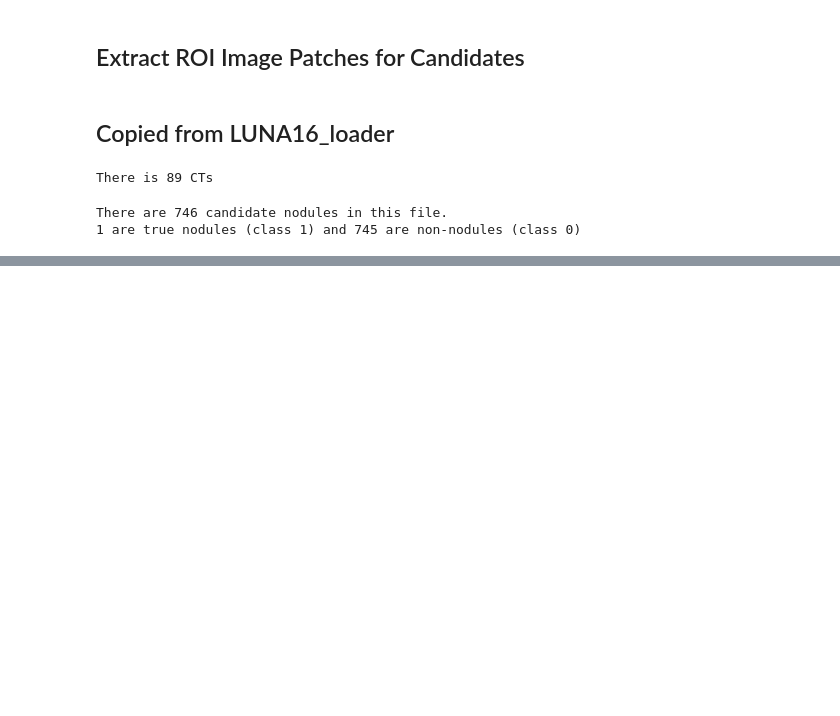
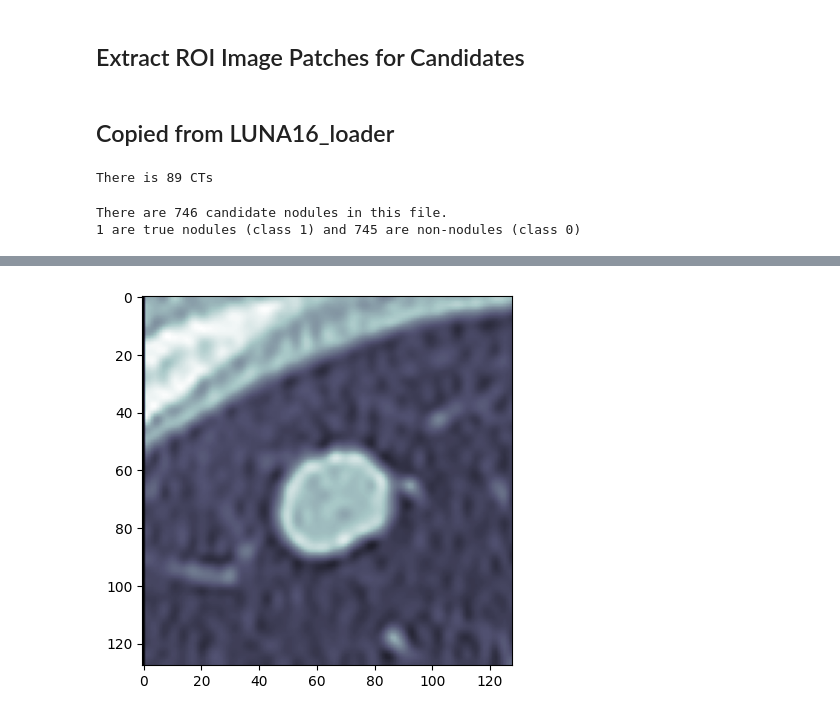
Before and after one commit to GUILN/computer-vision, a Jupyter notebook: implementations/pix2pix_lung_cancer/notebooks/read_and_extract_roi_luna.ipynb, the cells around one changed output, grey strips where cells are left out. Drawn from its saved outputs; the diff is of its cells as text; code cells hidden in the pictures; blank space fills up the shorter version.

```diff
--- a/implementations/pix2pix_lung_cancer/notebooks/read_and_extract_roi_luna.ipynb
+++ b/implementations/pix2pix_lung_cancer/notebooks/read_and_extract_roi_luna.ipynb
@@ -208 +209,17 @@ for i, candidateNum in enumerate(numPositives):
 [figure]
+# %%
+# rotate image
+import cv2
+import numpy as np
+from matplotlib import pyplot as plt
+
+img = cv2.imread(path_join(EXTRACTED_PATCHES_DIR, "all_lung_0.png"),0)
+rows,cols = img.shape
+
+M = cv2.getRotationMatrix2D((cols/2,rows/2),270,1)
+dst = cv2.warpAffine(img,M,(cols,rows))
+
+plt.imshow(dst, cmap='bone')
+plt.show()
+# %% [output]
+[figure, added]
```
Also changed, not shown: parts of 1 cell of this notebook, 2 other files.
